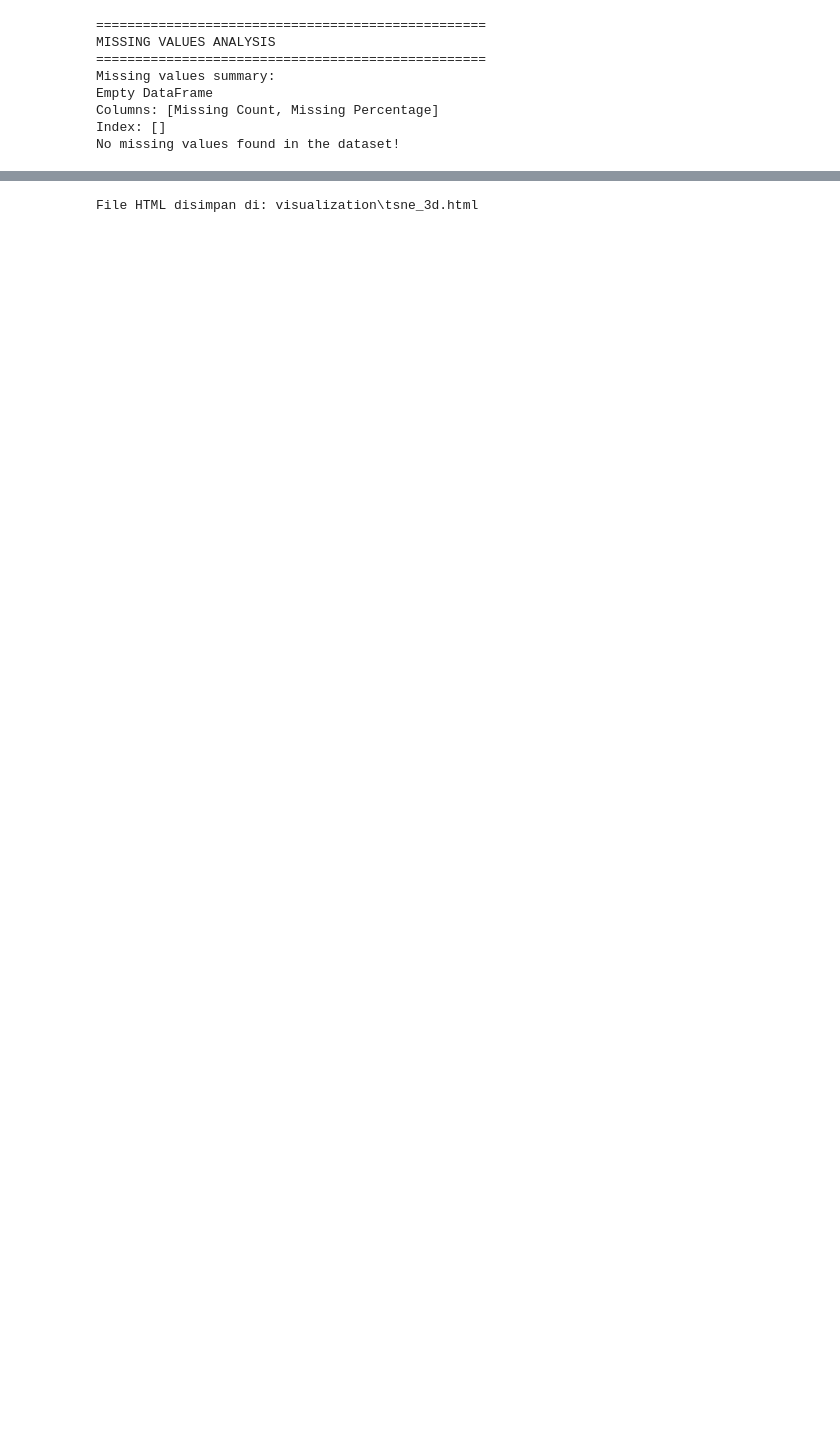
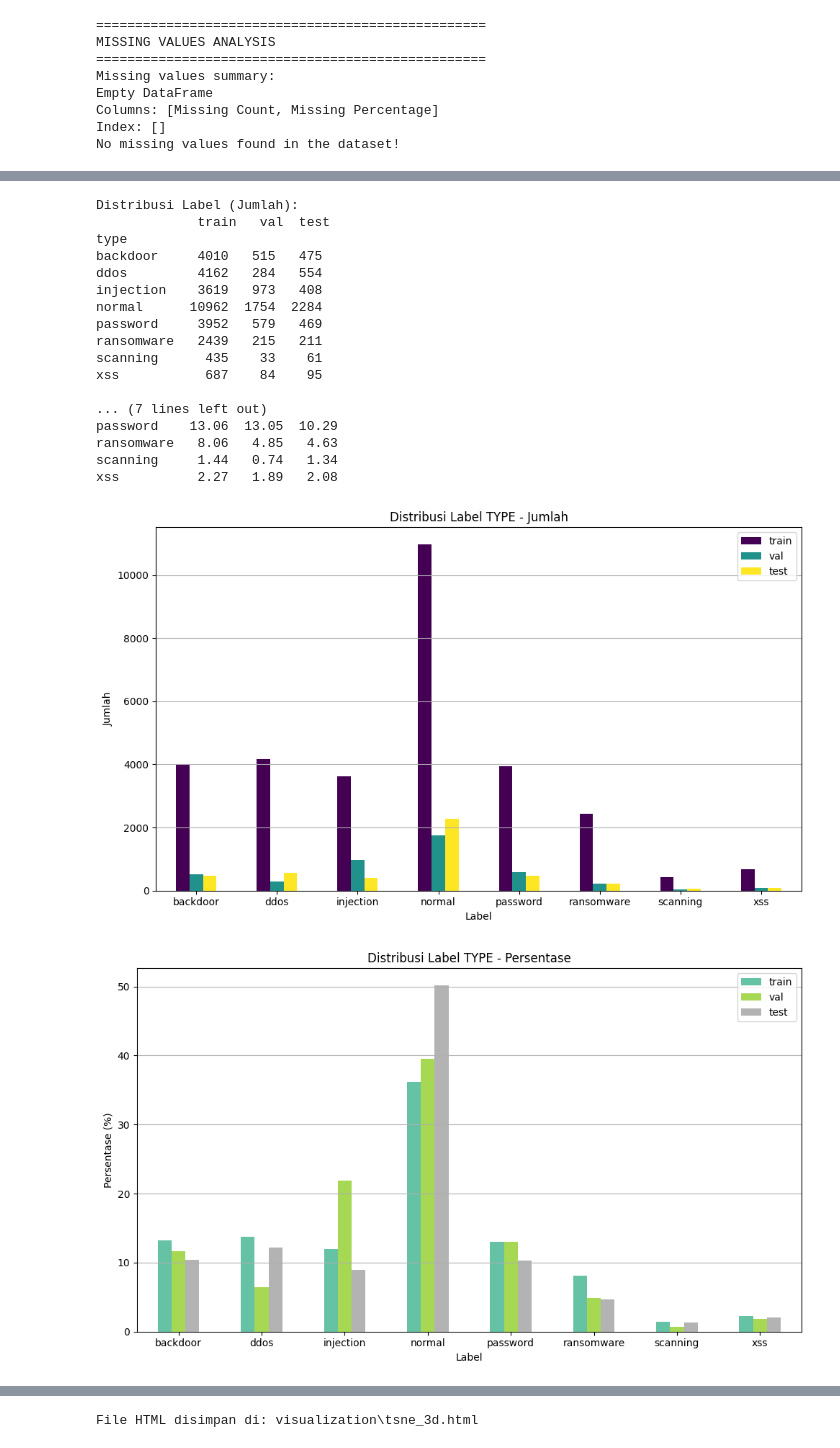
Before and after one commit to AzisilhamK463/TA-Azis_Ilham_K, a Jupyter notebook: Model Weather/Data Preprocessing/preprocessing_data.ipynb, the cells around one changed output, grey strips where cells are left out. Cells and saved outputs as stored; diff of their text form; code cells hidden in the pictures; blank space fills up the shorter version.

```diff
--- a/Model Weather/Data Preprocessing/preprocessing_data.ipynb
+++ b/Model Weather/Data Preprocessing/preprocessing_data.ipynb
@@ -211,7 +213,8 @@ df_processed['datetime'] = pd.to_datetime(
 )
 
 # Urutkan berdasarkan waktu
-df_processed = df_processed.sort_values('datetime')
+df_processed = df_processed.sort_values('datetime').reset_index(drop=True)
+df_processed['group_id'] = df_processed['datetime'].dt.floor('T')  # per menit
 
 # Ekstraksi fitur waktu
 df_processed['hour']        = df_processed['datetime'].dt.hour
@@ -373,3 +471,63 @@ memory usage: 8.7+ MB
+# %%
+def show_label_distribution(y_train, y_val, y_test, label_name='type'):
+    # Buat dataframe dari label
+    dist_df = pd.DataFrame({
+        'train': y_train.value_counts(normalize=False),
+        'val': y_val.value_counts(normalize=False),
+        'test': y_test.value_counts(normalize=False)
+    }).fillna(0).astype(int)
+
+    dist_df_percent = pd.DataFrame({
+        'train': y_train.value_counts(normalize=True) * 100,
+        'val': y_val.value_counts(normalize=True) * 100,
+        'test': y_test.value_counts(normalize=True) * 100
+    }).fillna(0).round(2)
+
+    # Tampilkan distribusi dalam bentuk tabel
+    print("Distribusi Label (Jumlah):\n", dist_df)
+    print("\nDistribusi Label (Persentase):\n", dist_df_percent)
+
+    # Plot jumlah label
+    dist_df.plot(kind='bar', figsize=(10, 6), colormap='viridis')
+    plt.title(f'Distribusi Label {label_name.upper()} - Jumlah')
+    plt.xlabel('Label')
+    plt.ylabel('Jumlah')
+    plt.xticks(rotation=0)
+    plt.grid(axis='y')
+    plt.tight_layout()
+    plt.show()
+
+    # Plot persentase label
+    dist_df_percent.plot(kind='bar', figsize=(10, 6), colormap='Set2')
+    plt.title(f'Distribusi Label {label_name.upper()} - Persentase')
+    plt.xlabel('Label')
+    plt.ylabel('Persentase (%)')
+    plt.xticks(rotation=0)
+    plt.grid(axis='y')
+    plt.tight_layout()
+    plt.show()
+# %%
+show_label_distribution(y_train_best, y_val_best, y_test_best, label_name='type')
+# %% [output]
+Distribusi Label (Jumlah):
+             train   val  test
+type
+backdoor     4010   515   475
+ddos         4162   284   554
+injection    3619   973   408
+normal      10962  1754  2284
+password     3952   579   469
+ransomware   2439   215   211
+scanning      435    33    61
+xss           687    84    95
+
+... (7 lines left out)
+password    13.06  13.05  10.29
+ransomware   8.06   4.85   4.63
+scanning     1.44   0.74   1.34
+xss          2.27   1.89   2.08
+[figure, added]
+[figure, added]
 # %%
 # ================================
 # SIMPLE IMPUTER AND MINMAX SCALER
```
Also changed, not shown: parts of 21 cells of this notebook, 32 other files.
